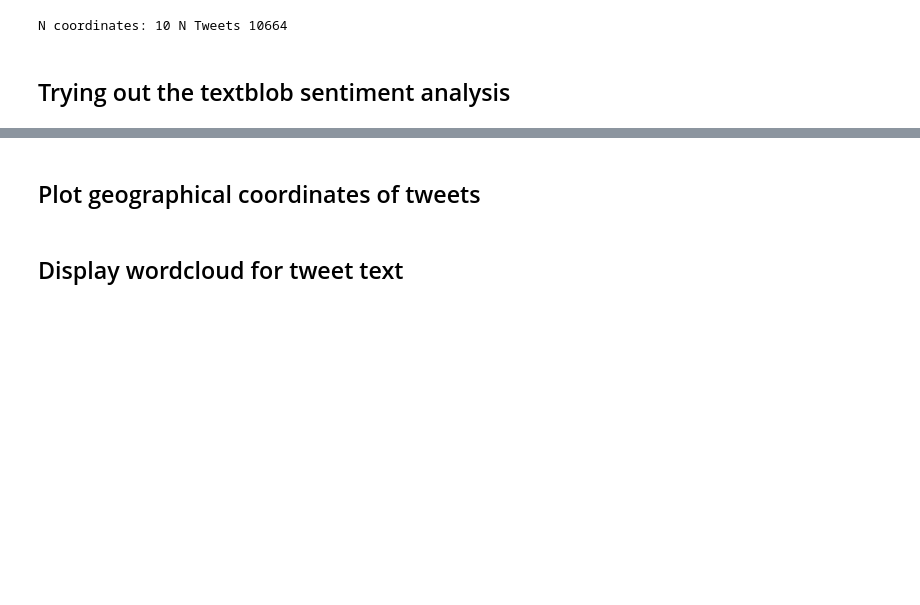
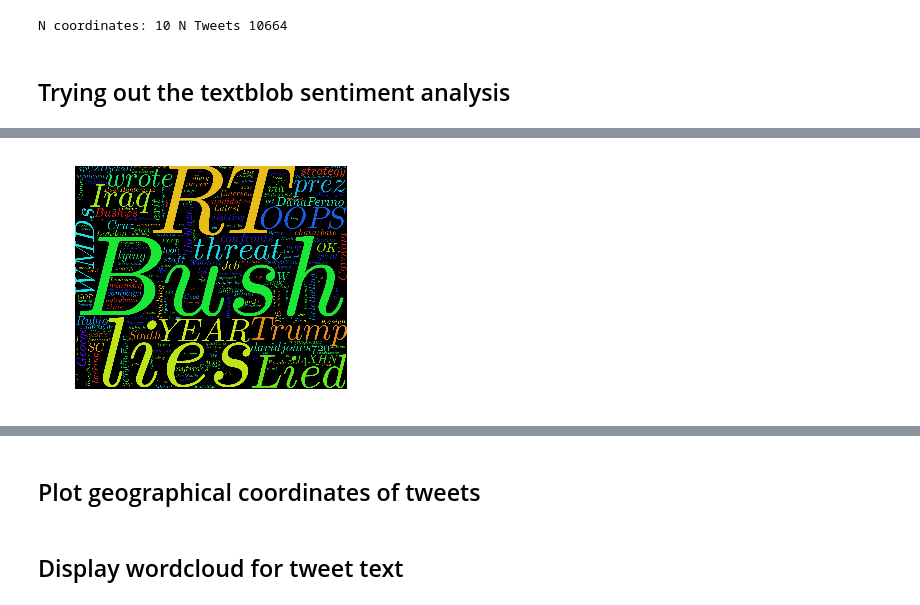
Before and after one commit to HoodPanther/pythoncode, a Jupyter notebook: tweetExplore.ipynb, the cells around one changed output, grey strips where cells are left out. Cells and saved outputs as stored; diff of their text form; code cells hidden in the pictures; blank space fills up the shorter version.

```diff
--- a/tweetExplore.ipynb
+++ b/tweetExplore.ipynb
@@ -169,0 +220,4 @@ makeWordcloud(tweetList)
+# %%
+tempwordcloud = makeWordcloud(store_tweet_pos_polarity[1])
+# %% [output]
+[figure, added]
```
Also changed, not shown: parts of 12 cells of this notebook, 1 other file.
